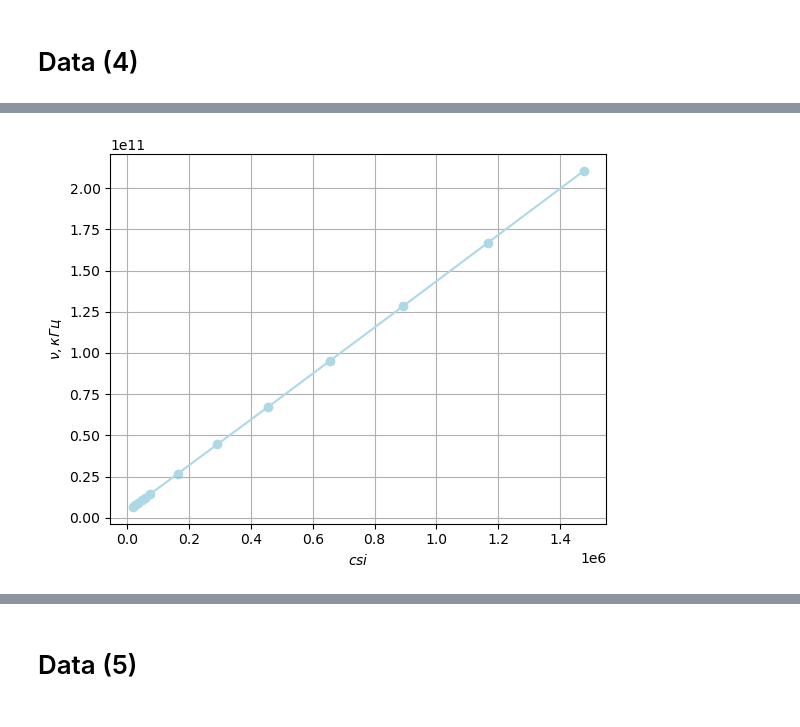
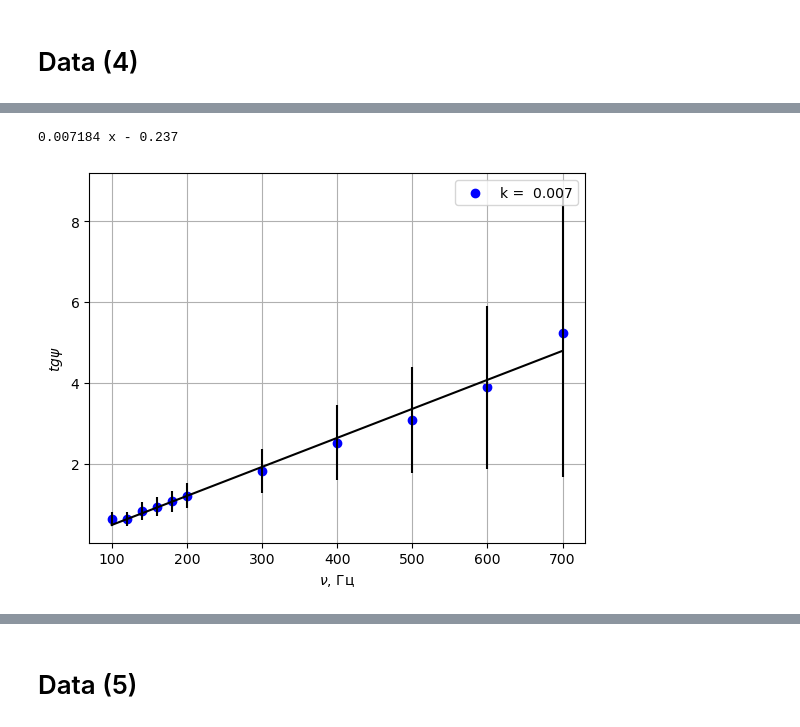
Before and after one commit to juliaProjorlivy/laba, a Jupyter notebook: 3_sem/laba_3.7.1/3.7.1.ipynb, the cells around one changed output, grey strips where cells are left out. Cells and saved outputs as stored; diff of their text form; code cells hidden in the pictures.

```diff
--- a/3_sem/laba_3.7.1/3.7.1.ipynb
+++ b/3_sem/laba_3.7.1/3.7.1.ipynb
@@ -105,32 +178,35 @@ array([ 135.,  162.,  189.,  216.,  243.,  270.,  405.,  540.,  675.,
 # %%
-y = [1 / (i**2) for i in csi]
-x = [i**2 for i in nus]
+y = [math.tan(i) for i in angle[:(len(angle)-3)]]
+x = nus[:(len(angle)-3)]
+dy = [0.1256 / (math.cos(i))**2 for i in angle[:(len(angle)-3)]]
 
 fig, ax = plt.subplots()
 
-plt.scatter(x, y, marker='o', color='lightblue')
+plt.scatter(x, y, marker='o', color='blue')
 
-ax.plot(x, y, linestyle='-', color='lightblue')
+#ax.plot(x, y, linestyle='-', color='lightblue')
+plt.errorbar(x, y, yerr=dy, ecolor='k', linestyle='')
 
 
-#model1 = np.poly1d(np.polyfit(xx, yy, 1))
-#print(model1)
+model1 = np.poly1d(np.polyfit(x, y, 1))
+print(model1)
 
-#polyline = np.linspace(22, 30)
-#plt.plot(polyline, model1(polyline), color = 'k', label="k = {: .2f}$\pm 0.01$".format(round(model1.c[0], 2)))
+polyline = np.linspace(100, 700)
+plt.plot(polyline, model1(polyline), color = 'k', label="k = {: .2f}".format(round(model1.c[0], 2)))
 
 #k = model1.c[0]
 #dk = -k * ((dI / min(x1))**2 + (dV / min(y1))**2)**0.5
-#plt.legend(["По возрастанию","По убыванию", "k = {: .3f}$\pm {:.3f}$".format(round(model1.c[0], 3), dk)])
+plt.legend(["k = {: .3f}".format(round(model1.c[0], 3))])
 
 plt.grid()
 
-plt.xlabel('$csi$')
-plt.ylabel('$\\nu, кГц$')
-plt.show()
-#plt.savefig('tex/images/plot1.png', bbox_inches='tight')
+plt.xlabel('$\\nu$, Гц')
+plt.ylabel('$tg\\psi$')
+#plt.show()
+plt.savefig('tex/images/plot2.png', bbox_inches='tight')
 # %% [output]
+0.007184 x - 0.237
-[figure, old version]
+[figure, new version]
 # %%
 angle
 # %% [output]
```
Also changed, not shown: parts of 12 cells of this notebook, 12 other files.
